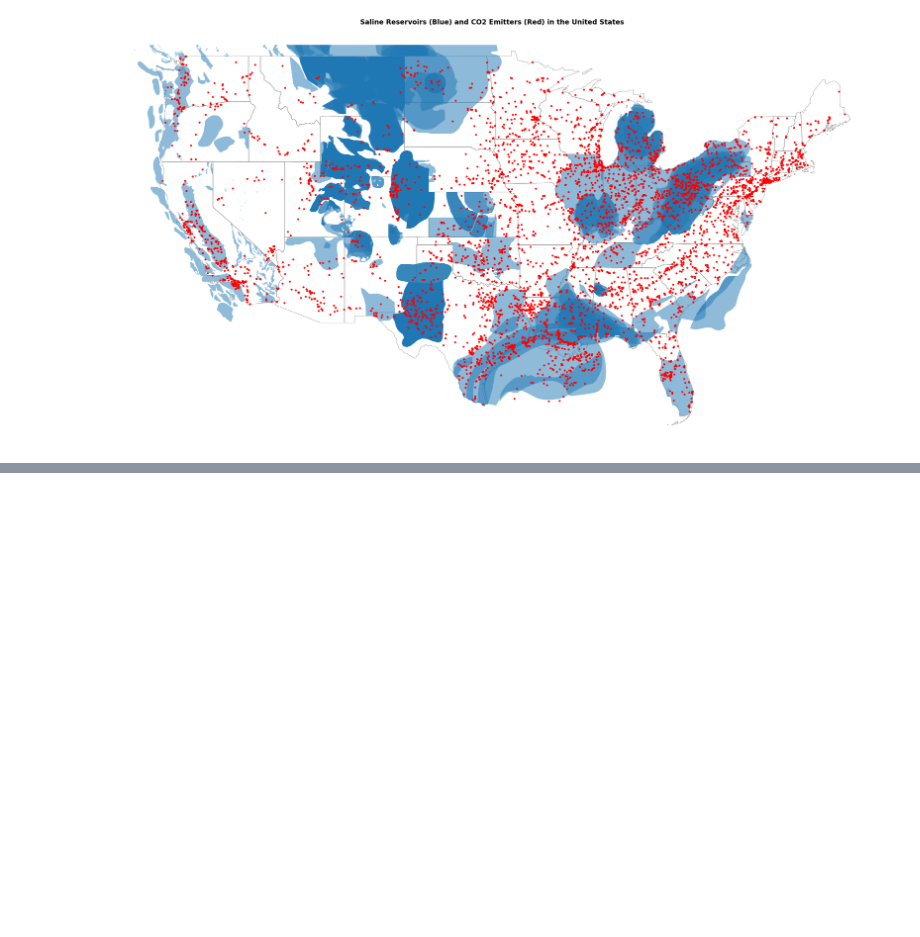
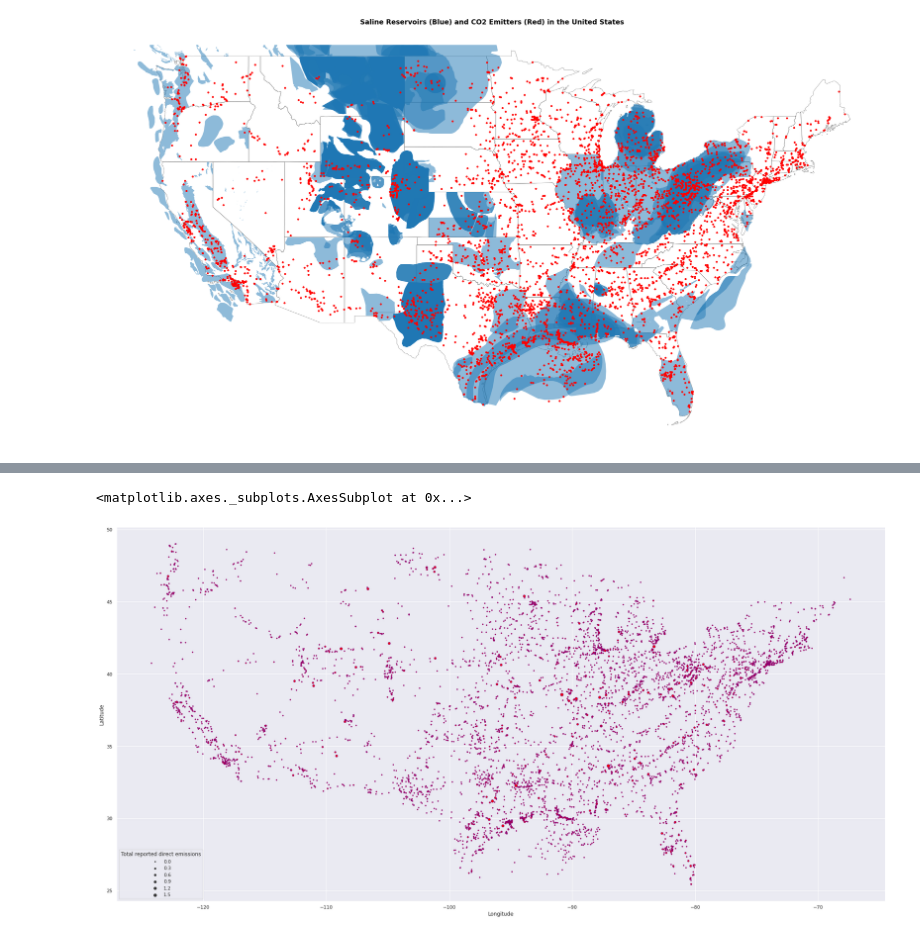
Before and after one commit to louisnoel/RCEL506_Project, a Jupyter notebook: RCEL_506_CCS_Analysis_Louis.ipynb, the cells around one changed output, grey strips where cells are left out. Saved outputs shown, nothing was run; the diff lists cells and outputs as text; code cells hidden in the pictures; blank space fills up the shorter version.

```diff
--- a/RCEL_506_CCS_Analysis_Louis.ipynb
+++ b/RCEL_506_CCS_Analysis_Louis.ipynb
@@ -525,0 +547,7 @@ co2_contig_gdf['Total reported direct emissions']
+# %%
+sns.set(rc={"figure.figsize":(32, 16)})
+# %%
+sns.scatterplot(data=co2_geo_contig, x='Longitude', y='Latitude', color='Red', edgecolor='Purple',linewidth=1, size='Total reported direct emissions', sizes = (5, 50))
+# %% [output]
+<matplotlib.axes._subplots.AxesSubplot at 0x...>
+[figure, added]
```
Also changed, not shown: parts of 7 cells of this notebook.
